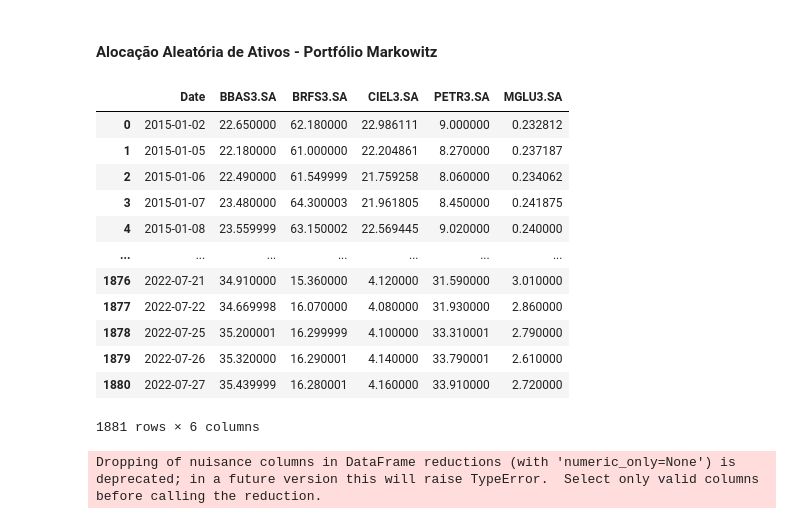
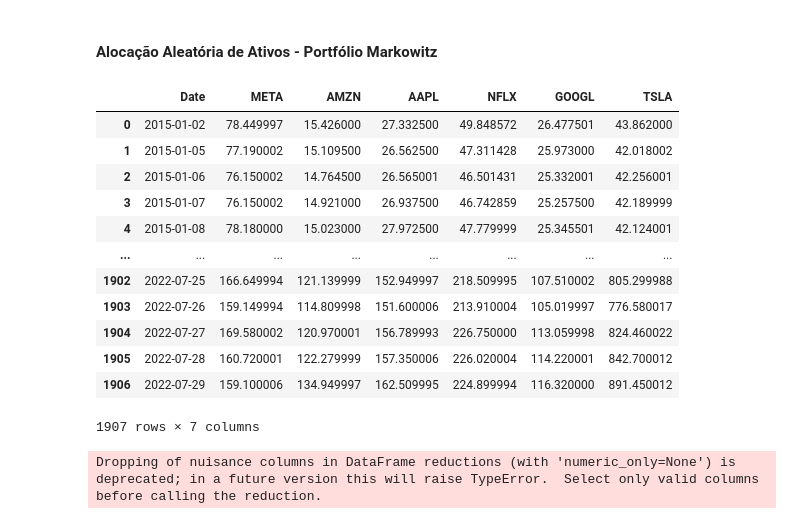
Before and after one commit to demetriusjube/ppca-aedi, a Jupyter notebook: mercado-financeiro/mercado-financeiro.ipynb, the cells around one changed output. Cells and saved outputs as stored; diff of their text form; code cells hidden in the pictures.

```diff
--- a/mercado-financeiro/mercado-financeiro.ipynb
+++ b/mercado-financeiro/mercado-financeiro.ipynb
@@ -362,22 +376,22 @@ sns.heatmap(taxas_retorno_port_corr.corr(), annot=True);
 #### Alocação Aleatória de Ativos - Portfólio Markowitz
 # %%
 acoes_port = acoes_df.copy()
-acoes_port.drop(labels = ['^BVSP'], axis=1, inplace=True)
+acoes_port.drop(labels = ["^NDX"], axis=1, inplace=True)
 acoes_port
 # %% [output]
-|  | Date | BBAS3.SA | BRFS3.SA | CIEL3.SA | PETR3.SA | MGLU3.SA |
-| 0 | 2015-01-02 | 22.650000 | 62.180000 | 22.986111 | 9.000000 | 0.232812 |
-| 1 | 2015-01-05 | 22.180000 | 61.000000 | 22.204861 | 8.270000 | 0.237187 |
-| 2 | 2015-01-06 | 22.490000 | 61.549999 | 21.759258 | 8.060000 | 0.234062 |
-| 3 | 2015-01-07 | 23.480000 | 64.300003 | 21.961805 | 8.450000 | 0.241875 |
-| 4 | 2015-01-08 | 23.559999 | 63.150002 | 22.569445 | 9.020000 | 0.240000 |
-| ... | ... | ... | ... | ... | ... | ... |
-| 1876 | 2022-07-21 | 34.910000 | 15.360000 | 4.120000 | 31.590000 | 3.010000 |
-| 1877 | 2022-07-22 | 34.669998 | 16.070000 | 4.080000 | 31.930000 | 2.860000 |
-| 1878 | 2022-07-25 | 35.200001 | 16.299999 | 4.100000 | 33.310001 | 2.790000 |
-| 1879 | 2022-07-26 | 35.320000 | 16.290001 | 4.140000 | 33.790001 | 2.610000 |
-| 1880 | 2022-07-27 | 35.439999 | 16.280001 | 4.160000 | 33.910000 | 2.720000 |
+|  | Date | META | AMZN | AAPL | NFLX | GOOGL | TSLA |
+| 0 | 2015-01-02 | 78.449997 | 15.426000 | 27.332500 | 49.848572 | 26.477501 | 43.862000 |
+| 1 | 2015-01-05 | 77.190002 | 15.109500 | 26.562500 | 47.311428 | 25.973000 | 42.018002 |
+| 2 | 2015-01-06 | 76.150002 | 14.764500 | 26.565001 | 46.501431 | 25.332001 | 42.256001 |
+| 3 | 2015-01-07 | 76.150002 | 14.921000 | 26.937500 | 46.742859 | 25.257500 | 42.189999 |
+| 4 | 2015-01-08 | 78.180000 | 15.023000 | 27.972500 | 47.779999 | 25.345501 | 42.124001 |
+| ... | ... | ... | ... | ... | ... | ... | ... |
+| 1902 | 2022-07-25 | 166.649994 | 121.139999 | 152.949997 | 218.509995 | 107.510002 | 805.299988 |
+| 1903 | 2022-07-26 | 159.149994 | 114.809998 | 151.600006 | 213.910004 | 105.019997 | 776.580017 |
+| 1904 | 2022-07-27 | 169.580002 | 120.970001 | 156.789993 | 226.750000 | 113.059998 | 824.460022 |
+| 1905 | 2022-07-28 | 160.720001 | 122.279999 | 157.350006 | 226.020004 | 114.220001 | 842.700012 |
+| 1906 | 2022-07-29 | 159.100006 | 134.949997 | 162.509995 | 224.899994 | 116.320000 | 891.450012 |
-1881 rows × 6 columns
+1907 rows × 7 columns
 # %%
 def alocacao_ativos(dataset, dinheiro_total, seed = 0, melhores_pesos = []):
   dataset = dataset.copy()
```
Also changed, not shown: parts of 39 cells of this notebook.
